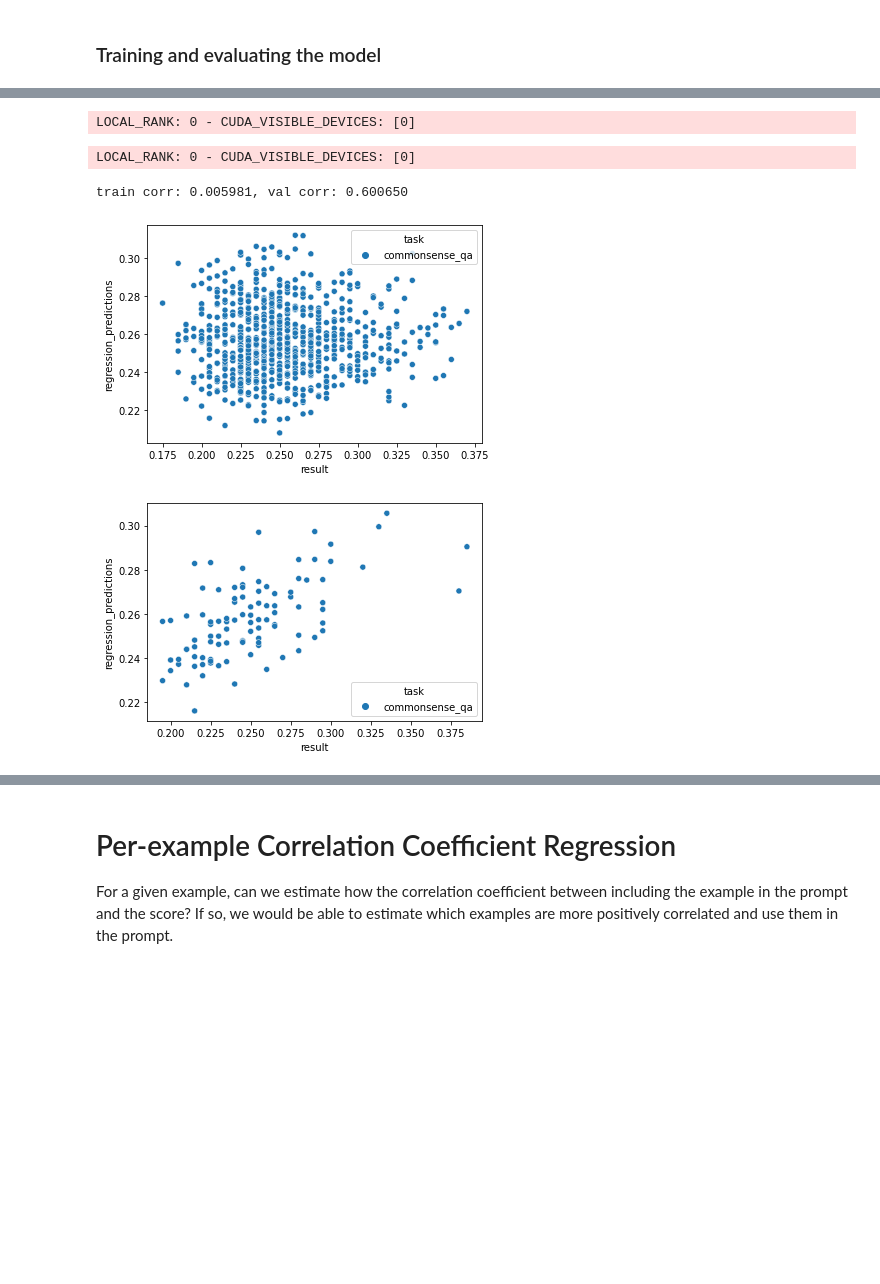
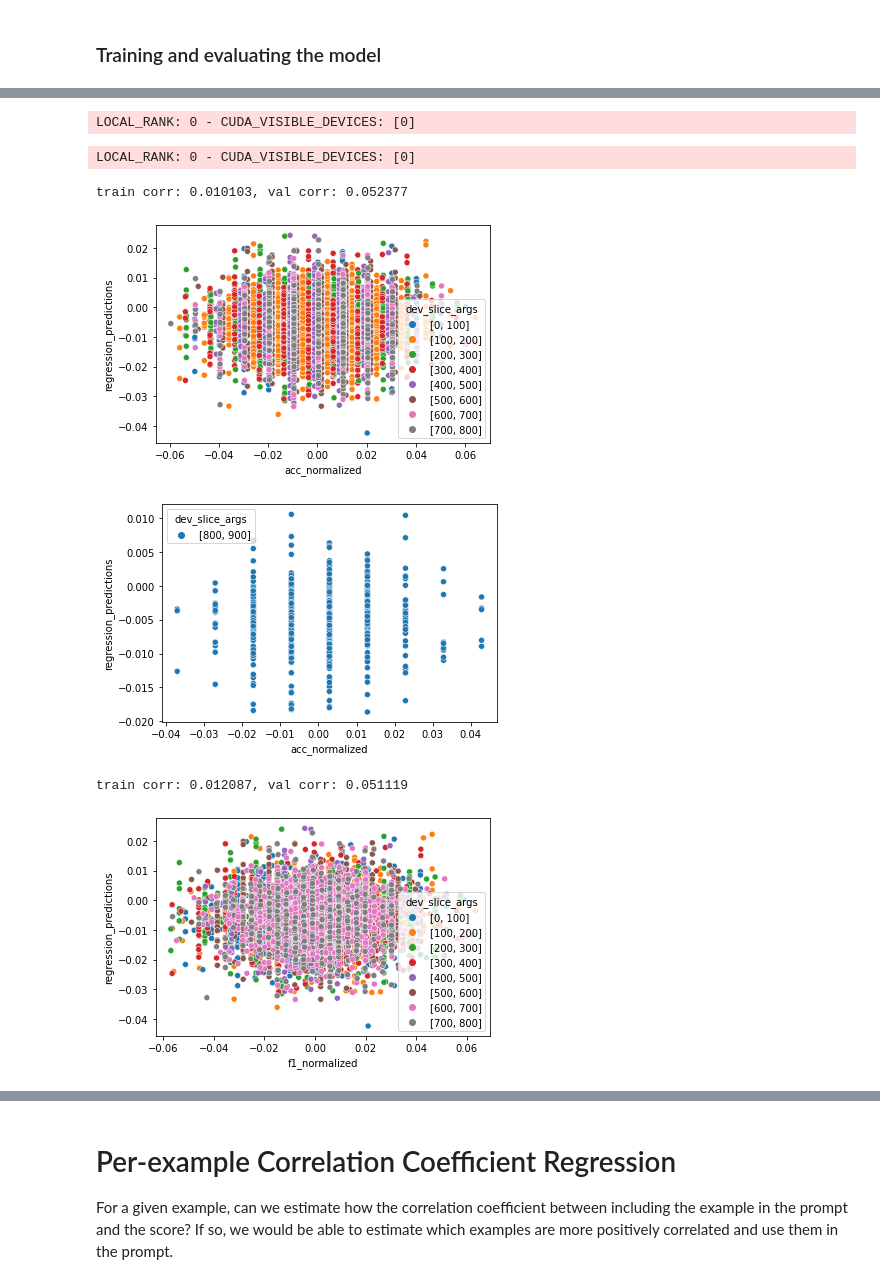
Before and after one commit to dmcinerney/MetaICL, a Jupyter notebook: prompt_result_regression.ipynb, the cells around one changed output, grey strips where cells are left out. Cells and saved outputs as stored; diff of their text form; code cells hidden in the pictures; blank space fills up the shorter version.

```diff
--- a/prompt_result_regression.ipynb
+++ b/prompt_result_regression.ipynb
@@ -204,0 +329,8 @@ train corr: 0.973481, val corr: -0.029718
+# %%
+key = 'normalizedprob_normalized'
+task = 'commonsense_qa'
+# task = 'medical_questions_pairs'
+dm, model = setup_and_train_linear_regression(
+    task, 'checkpoints/metaicl/hr_to_lr/model.pt', key, save_coefs=True, setting='no_dev_overlap')
+train_df, val_df = get_prediction_dfs_linear_regression(dm, model, key)
+evaluate_prediction_dfs(train_df, val_df, key)
@@ -211,7 +349,10 @@ class StringRegressionModel(pl.LightningModule):
     def __init__(self, lr=1e-4):
         super().__init__()
         self.model = AutoModel.from_pretrained('roberta-base')
+#         self.model = AutoModel.from_pretrained('roberta-large')
+        self.model.parameters()
         self.linear = nn.Linear(768, 1)
+#         self.linear = nn.Linear(1024, 1)
         self.loss = nn.MSELoss()
         self.lr = lr
     def configure_optimizers(self):
@@ -233,6 +374,17 @@ class StringRegressionModel(pl.LightningModule):
         return self.shared_step(batch, 'test')
     def predict_step(self, batch, batch_idx):
         return self(batch).cpu().numpy()
+def part_requires_grad(m, rg):
+    for p in m.parameters():
+        p.requires_grad = rg
+def freeze_roberta(model):
+    part_requires_grad(model.embeddings, False)
+    for i, m in enumerate(model.encoder.layer):
+        if i < 6:
+            part_requires_grad(m, False)
+        else:
+            part_requires_grad(m, True)
+    part_requires_grad(model.pooler, True)
 class CollateFn:
     def __init__(self):
         self.tokenizer = AutoTokenizer.from_pretrained('roberta-base')
@@ -241,13 +393,15 @@ class CollateFn:
             text=self.tokenizer([self.tokenizer.cls_token + ' ' + i['prompt'] for i in instances], return_tensors='pt', padding=True, truncation=True),
             label=torch.tensor([i['label'] for i in instances], dtype=torch.float32)
         )
-def setup_and_train_roberta_regression(task, checkpoint, epochs=10, batch_size=64, lr=1e-4, seed=0):
+def setup_and_train_roberta_regression(task, checkpoint, key, epochs=10, batch_size=32, lr=1e-4, seed=0, setting=None):
     def get_df():
         df = get_full_df()
         return df[(df.task == task) & (df.checkpoint == checkpoint)]
-    dm = PromptsPerformanceData(get_df, batch_size=batch_size, collate_fn=CollateFn(), seed=seed)
+    dm = PromptsPerformanceData(get_df, key=key, batch_size=batch_size, collate_fn=CollateFn(), seed=seed,
+                                setting=setting)
     dm.setup()
     model = StringRegressionModel(lr=lr)
+    freeze_roberta(model.model)
     trainer = pl.Trainer(gpus=1, max_epochs=epochs, log_every_n_steps=10)
     trainer.fit(model, datamodule=dm)
     return trainer, dm, model
@@ -298,5 +424,8 @@ train corr: -0.028669, val corr: 0.109313
 # %%
-trainer, dm, model = setup_and_train_roberta_regression('commonsense_qa', 'gpt2-large', epochs=20, lr=1e-5)
+key = 'acc_normalized'
+trainer, dm, model = setup_and_train_roberta_regression(
+    'commonsense_qa', 'checkpoints/metaicl/hr_to_lr/model.pt', key, epochs=20, lr=1e-5, setting='no_example_overlap')
 train_df, val_df = get_prediction_dfs_roberta_regression(trainer, dm, model)
-evaluate_prediction_dfs(train_df, val_df)
+evaluate_prediction_dfs(train_df, val_df, key)
+evaluate_prediction_dfs(train_df, val_df, 'f1_normalized')
 # %% [output]
@@ -322,5 +449,7 @@ LOCAL_RANK: 0 - CUDA_VISIBLE_DEVICES: [0]
 LOCAL_RANK: 0 - CUDA_VISIBLE_DEVICES: [0]
 LOCAL_RANK: 0 - CUDA_VISIBLE_DEVICES: [0]
-train corr: 0.005981, val corr: 0.600650
+train corr: 0.010103, val corr: 0.052377
-[figure, old version]
+[figure, new version]
-[figure, old version]
+[figure, new version]
+train corr: 0.012087, val corr: 0.051119
+[figure, added]
```
Also changed, not shown: parts of 23 cells of this notebook, 12 other files.
